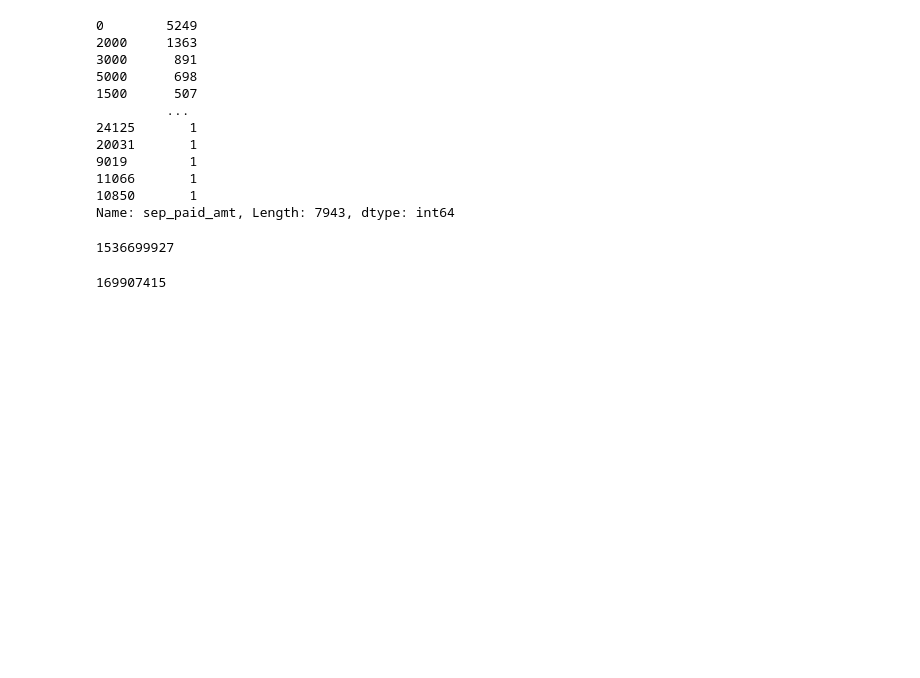
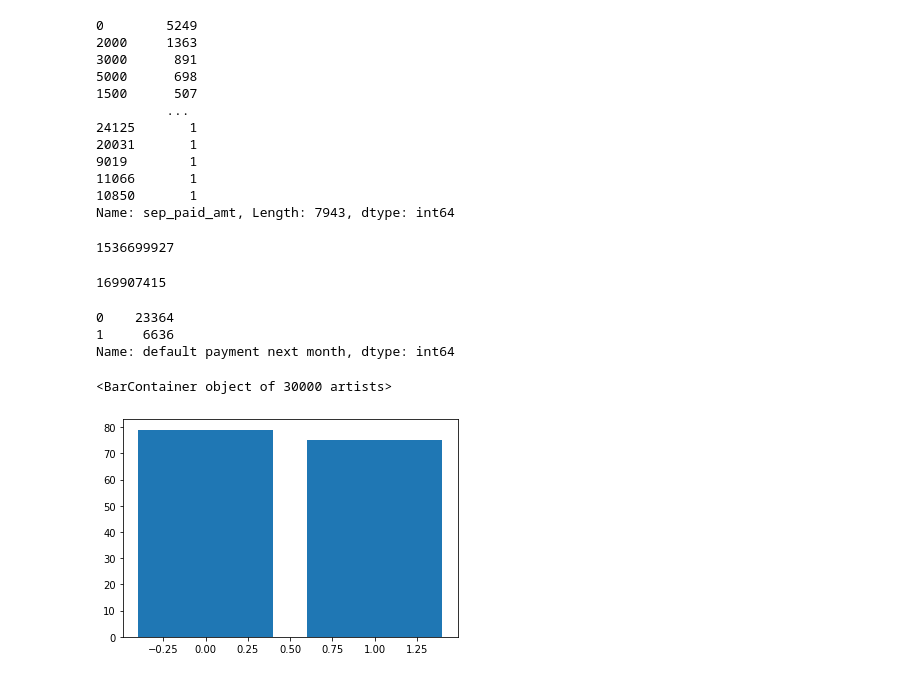
Before and after one commit to VaideswarReddy/Credit_card_default_prediction, a Jupyter notebook: Vaideswar_Reddy_Team_3_Capstone_Project_3.ipynb, the cells around one changed output. Cells and saved outputs as stored; diff of their text form; code cells hidden in the pictures; blank space fills up the shorter version.

```diff
--- a/Vaideswar_Reddy_Team_3_Capstone_Project_3.ipynb
+++ b/Vaideswar_Reddy_Team_3_Capstone_Project_3.ipynb
@@ -226,3 +222,14 @@ sum(df.sep_bill)
 sum(df.sep_paid_amt)
 # %% [output]
 169907415
+# %%
+df['default payment next month'].value_counts()
+# %% [output]
+0    23364
+1     6636
+Name: default payment next month, dtype: int64
+# %%
+plt.bar(df['default payment next month'],df.AGE)
+# %% [output]
+<BarContainer object of 30000 artists>
+[figure, added]
```
Also changed, not shown: parts of 31 cells of this notebook.
